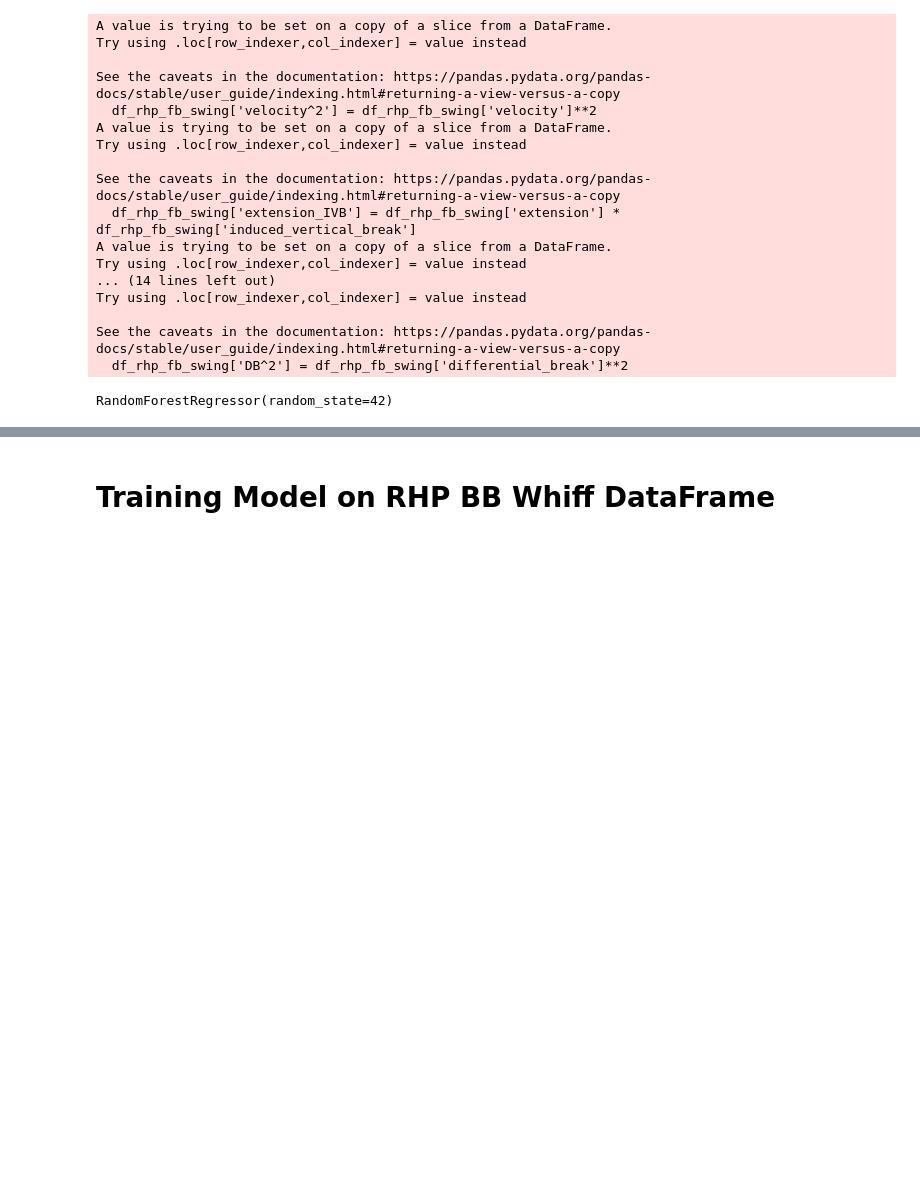
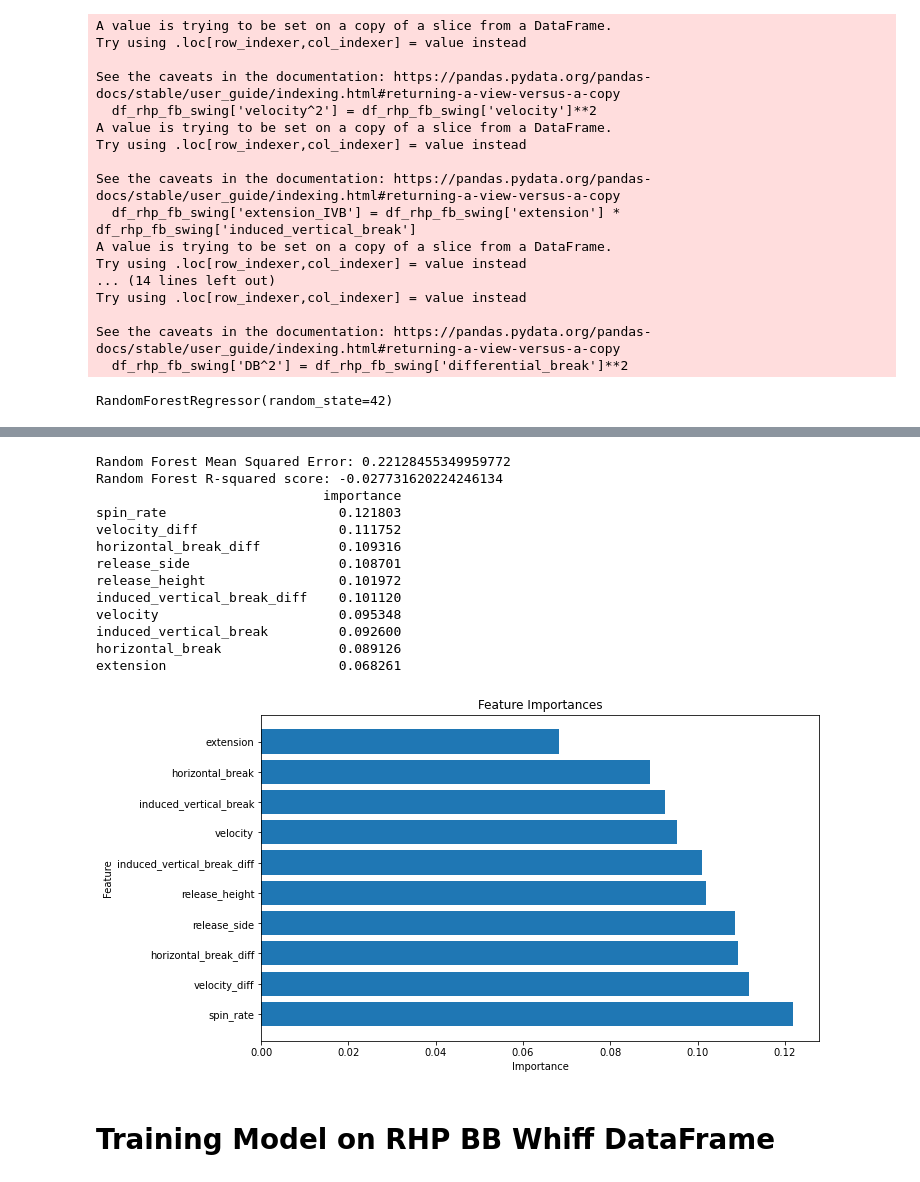
Before and after one commit to genocous/stuff_plus_site, a Jupyter notebook: Python Code/stuff_plus.ipynb, the cells around one changed output, grey strips where cells are left out. Drawn from its saved outputs; the diff is of its cells as text; code cells hidden in the pictures; blank space fills up the shorter version.

```diff
--- a/Python Code/stuff_plus.ipynb
+++ b/Python Code/stuff_plus.ipynb
@@ -493,0 +541,2 @@ DB^2                           0.080231
+# %%
+df_rhp_bb_swing_small = df_rhp_bb_swing.sample(frac=0.1)
@@ -494,3 +551,68 @@ DB^2                           0.080231
+# %%
+# Feature Engineering
+df_rhp_bb_swing_small['spin_rate'] = df_rhp_bb_swing_small['spin_rate'] ** 4
+df_rhp_bb_swing_small['velocity_diff'] = df_rhp_bb_swing_small['velocity_diff'] ** 3
+df_rhp_bb_swing_small['horizontal_break_diff'] = df_rhp_bb_swing_small['horizontal_break_diff'] ** 2
+df_rhp_bb_swing_small['induced_vertical_break_diff'] = df_rhp_bb_swing_small['induced_vertical_break_diff'] ** 2
+# %%
+X = df_rhp_bb_swing_small[['velocity', 'horizontal_break', 'induced_vertical_break', 'release_side', 'release_height', 'spin_rate', 'extension', 'velocity_diff', 'horizontal_break_diff', 'induced_vertical_break_diff']]
+y = df_rhp_bb_swing_small['whiff']
+
+X_train, X_test, y_train, y_test = train_test_split(X, y, test_size=0.2, random_state=42)
+
+assert len(X_train) == len(y_train)
+assert len(X_test) == len(y_test)
+
+# Initialize the model
+model = RandomForestRegressor(n_estimators=100, random_state=42)
+
+# Train the model
+model.fit(X_train, y_train)
+
+# Predict xWhiff for the test set using the Random Forest model
+y_rf_pred = model.predict(X_test)
+
+# Evaluate the Random Forest model's performance
+rf_mse = mean_squared_error(y_test, y_rf_pred)
+rf_r2 = r2_score(y_test, y_rf_pred)
+
+print("Random Forest Mean Squared Error:", rf_mse)
+print("Random Forest R-squared score:", rf_r2)
+
+# Get feature importances from the model
+feature_importances = model.feature_importances_
+
+# Create a DataFrame with feature importances
+feature_importances_df = pd.DataFrame({'importance': feature_importances}, index=X_train.columns)
+
+# Sort the DataFrame by importance in descending order
+feature_importances_df = feature_importances_df.sort_values('importance', ascending=False)
+
+# Print the feature importances
+print(feature_importances_df)
+
+# Plot the feature importances
+plt.figure(figsize=(10, 6))
+plt.barh(feature_importances_df.index, feature_importances_df['importance'])
+plt.xlabel('Importance')
+plt.ylabel('Feature')
+plt.title('Feature Importances')
+plt.show()
+# %% [output]
+Random Forest Mean Squared Error: 0.22128455349959772
+Random Forest R-squared score: -0.027731620224246134
+                             importance
+spin_rate                      0.121803
+velocity_diff                  0.111752
+horizontal_break_diff          0.109316
+release_side                   0.108701
+release_height                 0.101972
+induced_vertical_break_diff    0.101120
+velocity                       0.095348
+induced_vertical_break         0.092600
+horizontal_break               0.089126
+extension                      0.068261
+[figure, added]
 # %% [markdown]
 # **Training Model on RHP BB Whiff DataFrame**
 # %%
```
Also changed, not shown: parts of 27 cells of this notebook.
